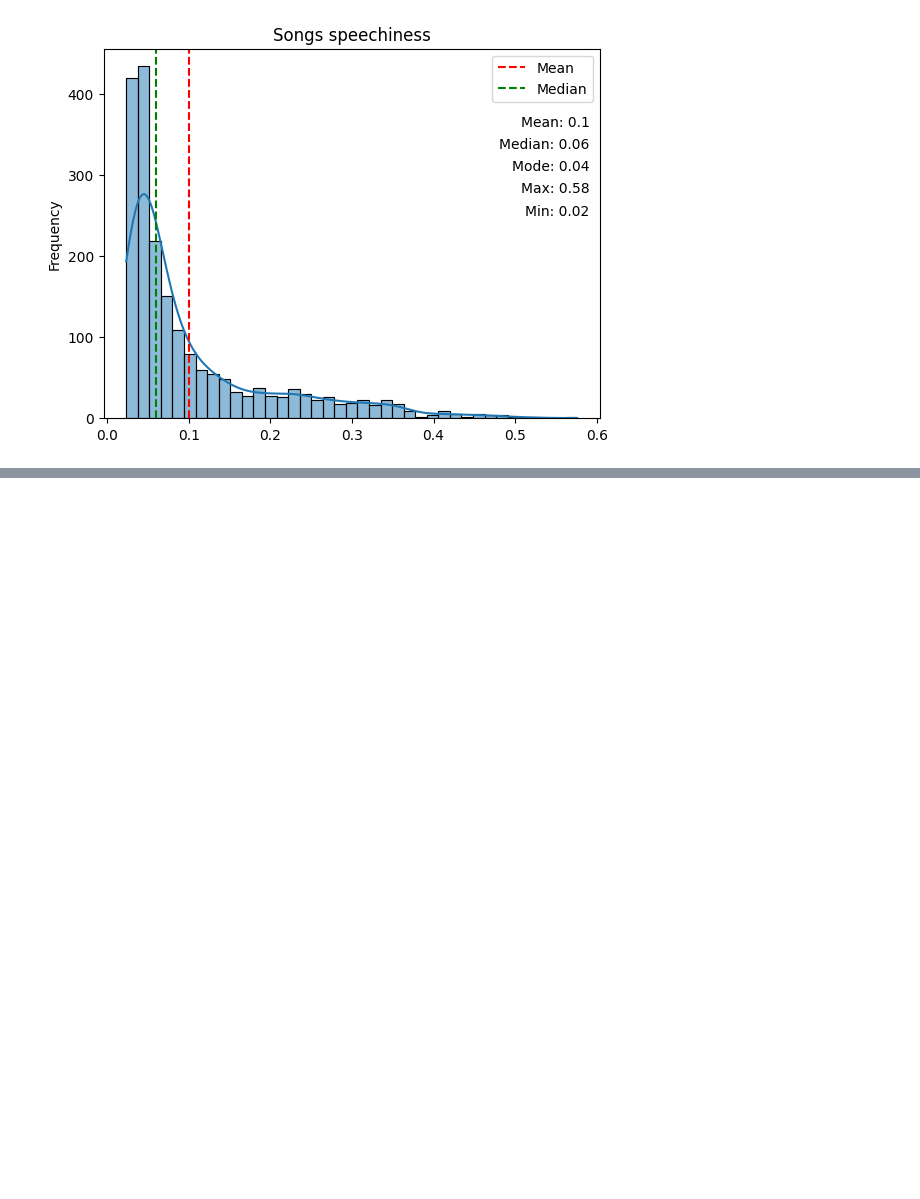
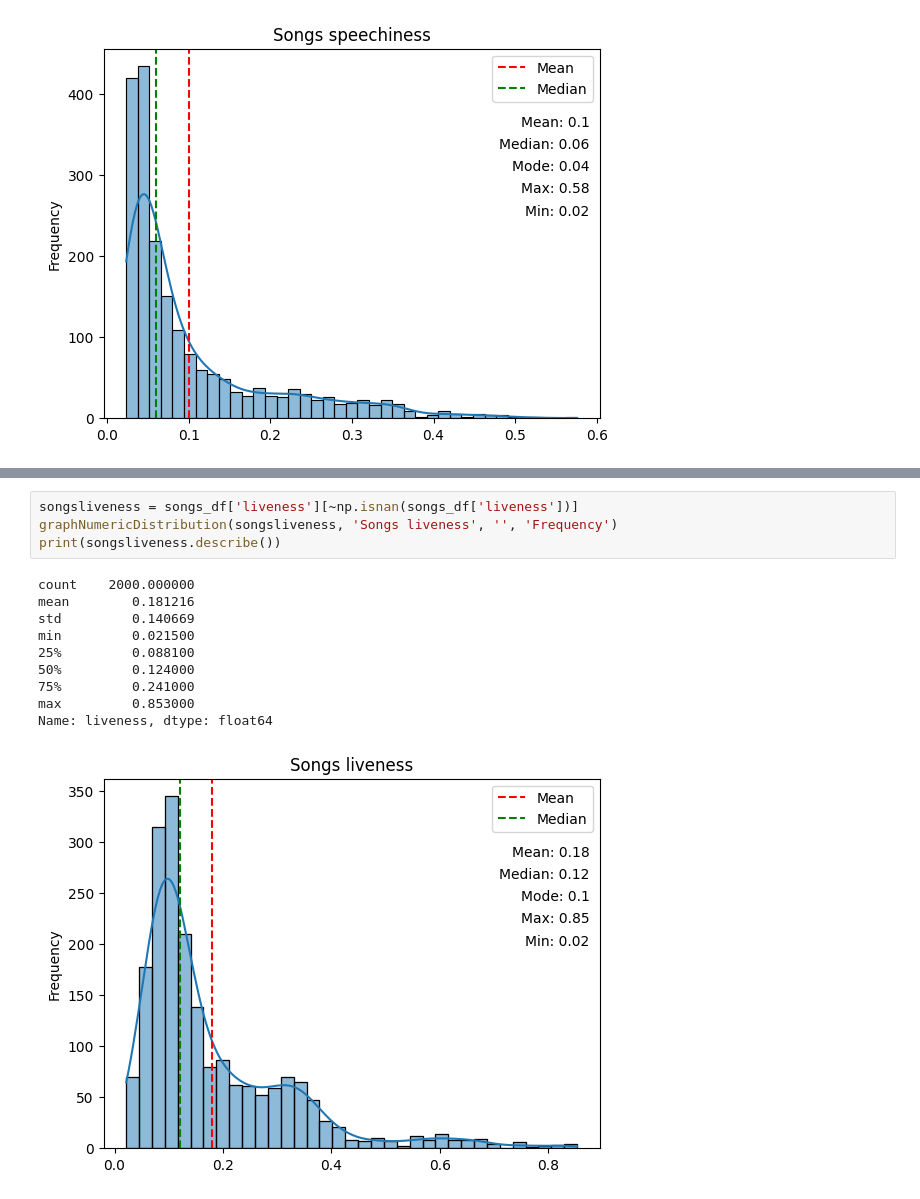
Before and after one commit to estebandonis/Proyecto1-MineriadeDatos, a Jupyter notebook: proyecto1.ipynb, the cells around one changed output, grey strips where cells are left out. Cells and saved outputs as stored; diff of their text form; blank space fills up the shorter version.

```diff
--- a/proyecto1.ipynb
+++ b/proyecto1.ipynb
@@ -369,0 +400,15 @@ Name: speechiness, dtype: float64
+# %%
+songsliveness = songs_df['liveness'][~np.isnan(songs_df['liveness'])]
+graphNumericDistribution(songsliveness, 'Songs liveness', '', 'Frequency')
+print(songsliveness.describe())
+# %% [output]
+count    2000.000000
+mean        0.181216
+std         0.140669
+min         0.021500
+25%         0.088100
+50%         0.124000
+75%         0.241000
+max         0.853000
+Name: liveness, dtype: float64
+[figure, added]
```
Also changed, not shown: parts of 4 cells of this notebook.
